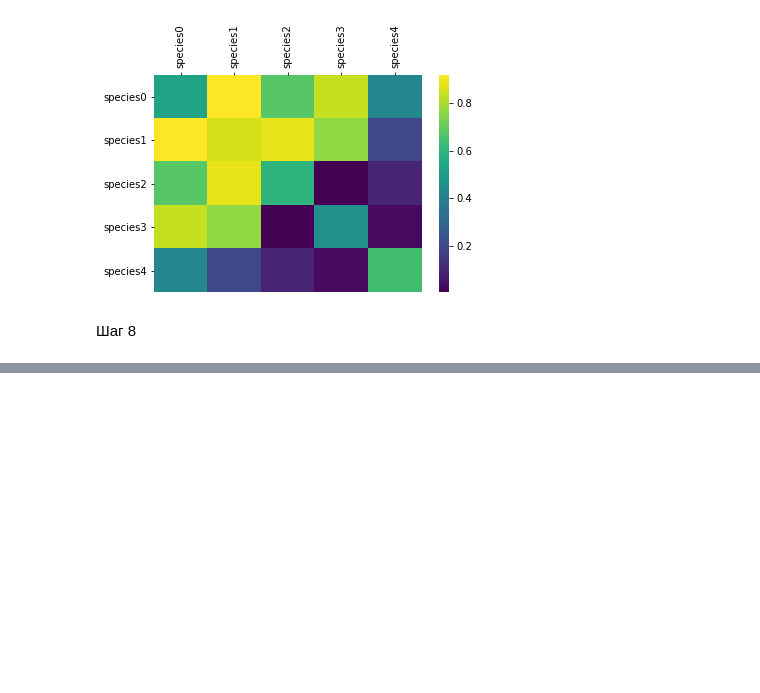
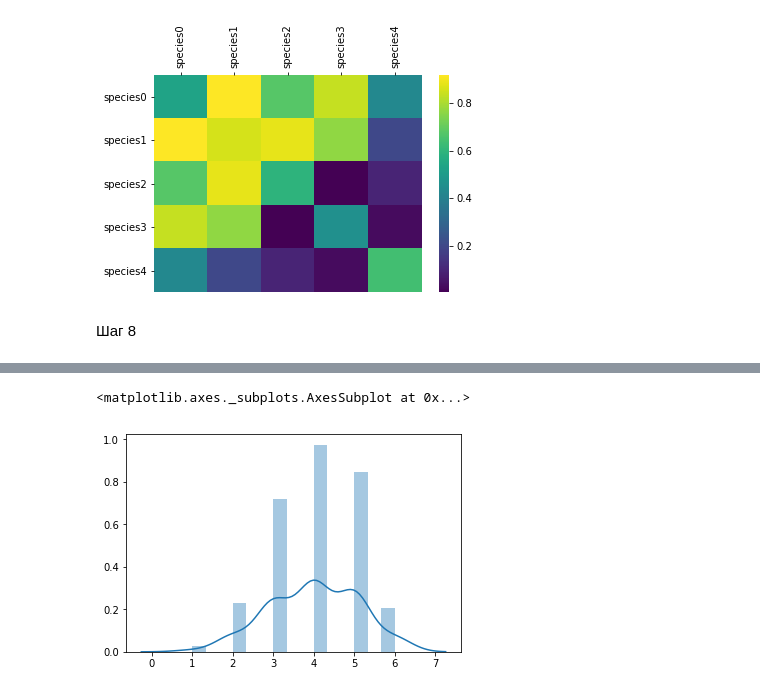
Before and after one commit to ktrushnikov/stepic_bioinformatics, a Jupyter notebook: 1.7.ipynb, the cells around one changed output, grey strips where cells are left out. Saved outputs shown, nothing was run; the diff lists cells and outputs as text; code cells hidden in the pictures; blank space fills up the shorter version.

```diff
--- a/1.7.ipynb
+++ b/1.7.ipynb
@@ -133,0 +141,5 @@ t
+# %%
+sns.distplot([x.count(',')+1 for x in df.roles], bins=15)
+# %% [output]
+<matplotlib.axes._subplots.AxesSubplot at 0x...>
+[figure, added]
```
Also changed, not shown: parts of 29 cells of this notebook, 1 other file.
